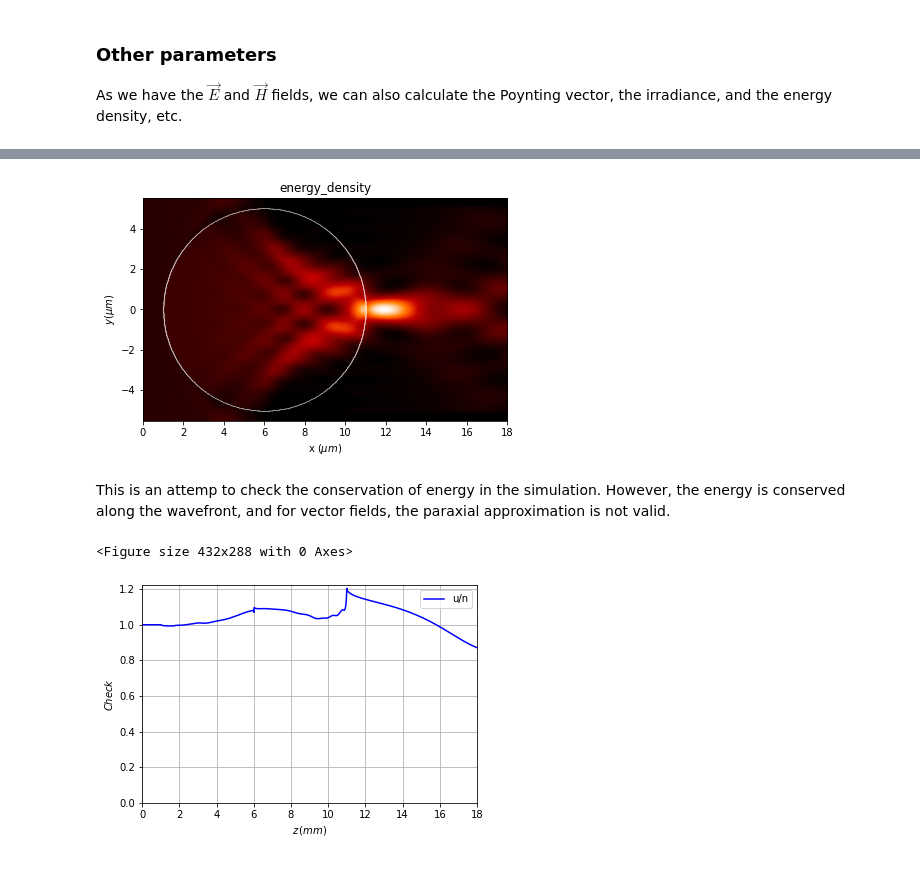
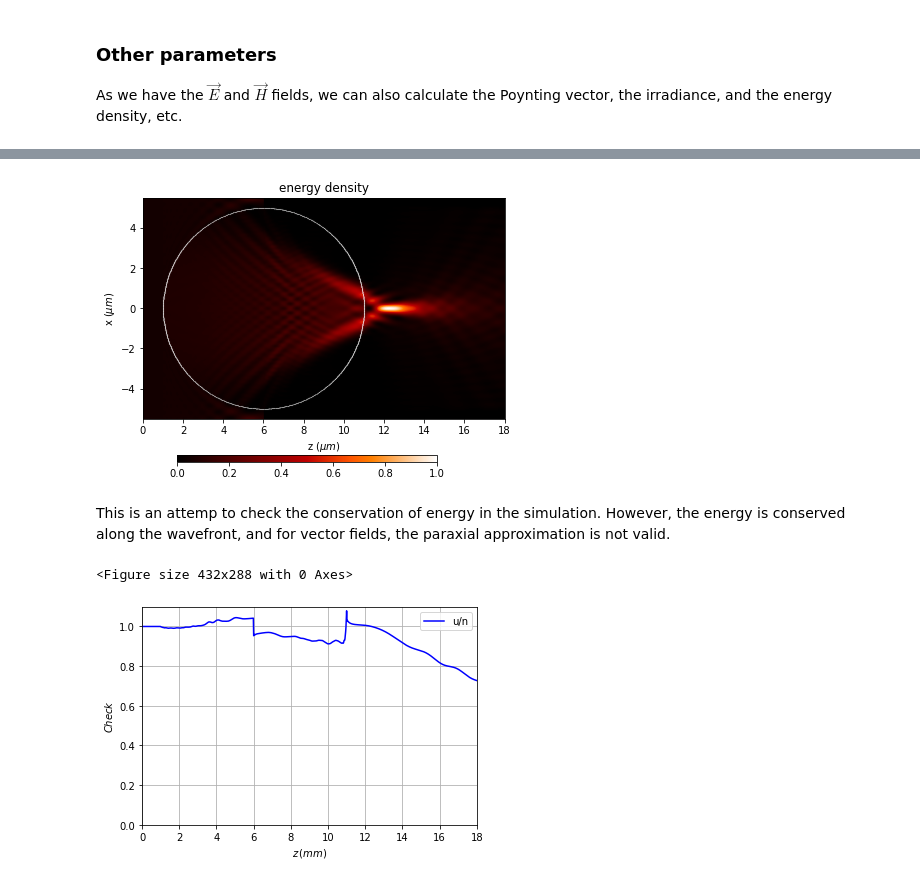
Before and after one commit to aocg-ucm/diffractio, a Jupyter notebook: docs/source/tutorial_vector/vector_XZ/tutorial_vector_XZ.ipynb, the cells around one changed output, grey strips where cells are left out. Drawn from its saved outputs; the diff is of its cells as text; code cells hidden in the pictures.

```diff
--- a/docs/source/tutorial_vector/vector_XZ/tutorial_vector_XZ.ipynb
+++ b/docs/source/tutorial_vector/vector_XZ/tutorial_vector_XZ.ipynb
@@ -67,7 +64,7 @@ length_z = 18*um
 
 x0 = np.linspace(-size/2-lateral_x , size/2+lateral_x, 1024)
 z0 = np.linspace(0 * um, length_z, 1024)
-wavelength = 2 * um
+wavelength = .6328 * um
 
 EH_xz = Vector_field_XZ(x0,z0, wavelength)
 # %% [markdown]
@@ -194,11 +194,11 @@ Irr= EH_xz.irradiance(kind='modulus', has_draw=True, draw_borders=True, scale='s
 # %%
-EH_xz.energy_density(has_draw=True, draw_borders=True, scale='scaled')
+Irr= EH_xz.draw('energy_density', logarithm=1e2, draw_borders=True, scale='scaled')
 # %% [output]
-[figure, old version]
+[figure, new version]
 # %% [markdown]
 This is an attemp to check the conservation of energy in the simulation. However, the energy is conserved along the wavefront, and for vector fields, the paraxial approximation is not valid.
 # %%
 Sz_c = EH_xz.check_energy('U')
 # %% [output]
 <Figure size 432x288 with 0 Axes>
-[figure, old version]
+[figure, new version]
```
Also changed, not shown: parts of 16 cells of this notebook, 10 other files.
